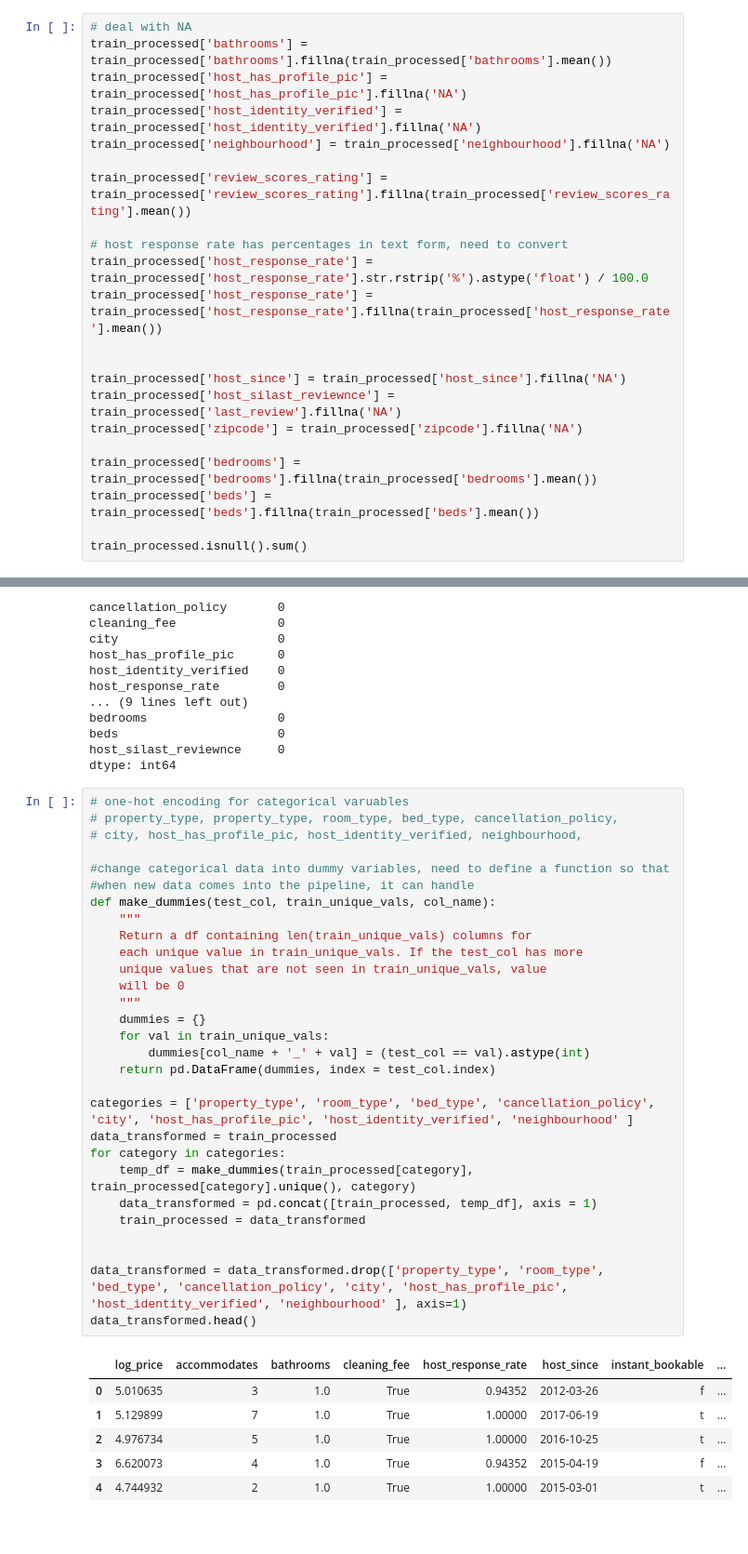
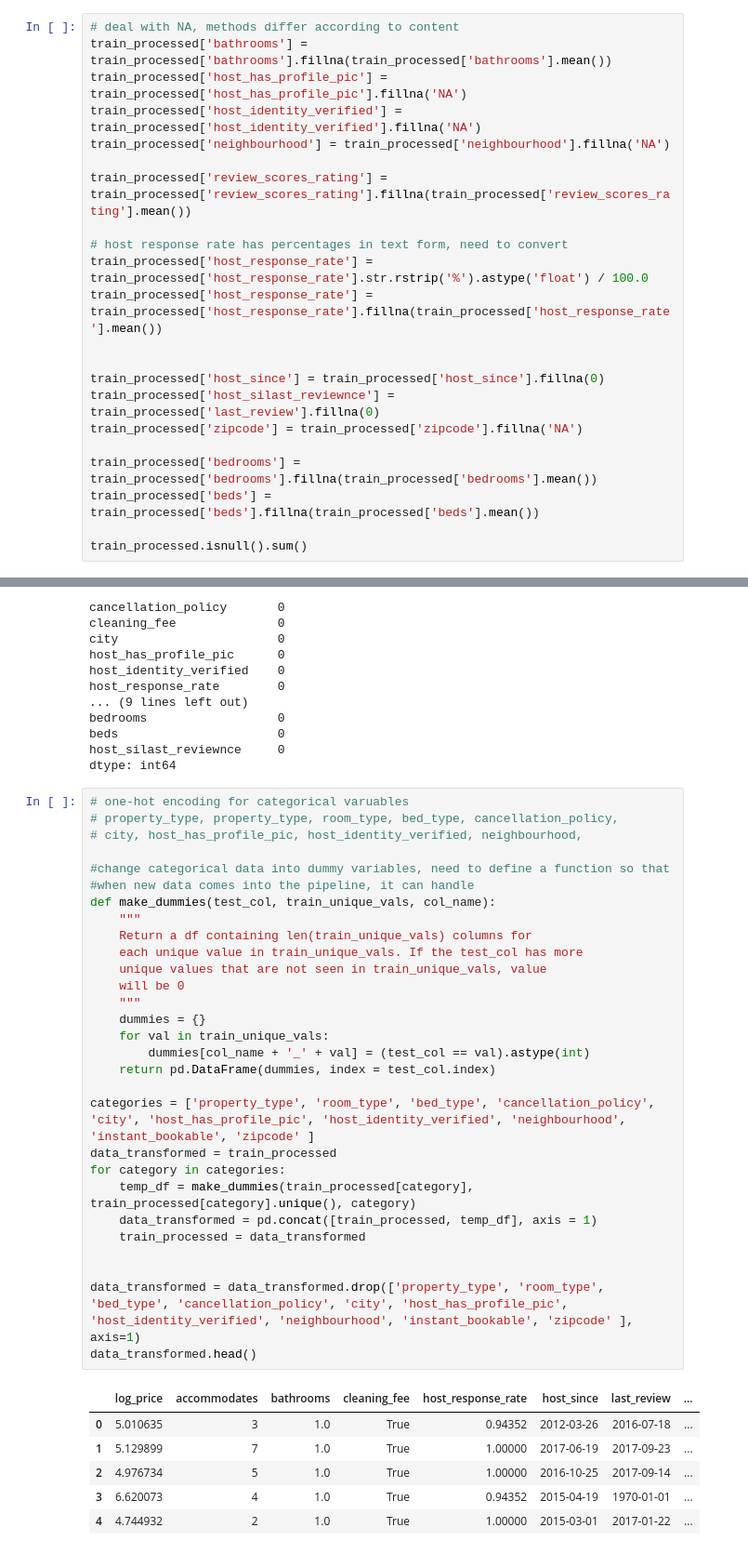
Before and after one commit to vivian5668/predictAirBnBPrice, a Jupyter notebook: EDA.ipynb, the cells around one changed output, grey strips where cells are left out. Shown at 93% size. Cells and saved outputs as stored; diff of their text form.

```diff
--- a/EDA.ipynb
+++ b/EDA.ipynb
@@ -165,7 +165,7 @@ train_processed['last_review'] = train_processed['last_review'].fillna(0)
 train_processed['host_since'] = pd.to_datetime(train_processed['host_since'])
 train_processed['last_review'] = pd.to_datetime(train_processed['last_review'])
 # %%
-# deal with NA
+# deal with NA, methods differ according to content
 train_processed['bathrooms'] = train_processed['bathrooms'].fillna(train_processed['bathrooms'].mean())
 train_processed['host_has_profile_pic'] = train_processed['host_has_profile_pic'].fillna('NA')
 train_processed['host_identity_verified'] = train_processed['host_identity_verified'].fillna('NA')
@@ -178,8 +178,8 @@ train_processed['host_response_rate'] = train_processed['host_response_rate'].st
 train_processed['host_response_rate'] = train_processed['host_response_rate'].fillna(train_processed['host_response_rate'].mean())
 
 
-train_processed['host_since'] = train_processed['host_since'].fillna('NA')
-train_processed['host_silast_reviewnce'] = train_processed['last_review'].fillna('NA')
+train_processed['host_since'] = train_processed['host_since'].fillna(0)
+train_processed['host_silast_reviewnce'] = train_processed['last_review'].fillna(0)
 train_processed['zipcode'] = train_processed['zipcode'].fillna('NA')
 
 train_processed['bedrooms'] = train_processed['bedrooms'].fillna(train_processed['bedrooms'].mean())
@@ -207,37 +207,37 @@ dtype: int64
 # %%
 # one-hot encoding for categorical varuables
 # property_type, property_type, room_type, bed_type, cancellation_policy,
 # city, host_has_profile_pic, host_identity_verified, neighbourhood,
 
 #change categorical data into dummy variables, need to define a function so that
 #when new data comes into the pipeline, it can handle
 def make_dummies(test_col, train_unique_vals, col_name):
     """
     Return a df containing len(train_unique_vals) columns for
     each unique value in train_unique_vals. If the test_col has more
     unique values that are not seen in train_unique_vals, value
     will be 0
     """
     dummies = {}
     for val in train_unique_vals:
         dummies[col_name + '_' + val] = (test_col == val).astype(int)
     return pd.DataFrame(dummies, index = test_col.index)
 
 categories = ['property_type', 'room_type', 'bed_type', 'cancellation_policy',
-'city', 'host_has_profile_pic', 'host_identity_verified', 'neighbourhood' ]
+'city', 'host_has_profile_pic', 'host_identity_verified', 'neighbourhood', 'instant_bookable', 'zipcode' ]
 data_transformed = train_processed
 for category in categories:
     temp_df = make_dummies(train_processed[category], train_processed[category].unique(), category)
     data_transformed = pd.concat([train_processed, temp_df], axis = 1)
     train_processed = data_transformed
 
 
-data_transformed = data_transformed.drop(['property_type', 'room_type', 'bed_type', 'cancellation_policy', 'city', 'host_has_profile_pic', 'host_identity_verified', 'neighbourhood' ], axis=1)
+data_transformed = data_transformed.drop(['property_type', 'room_type', 'bed_type', 'cancellation_policy', 'city', 'host_has_profile_pic', 'host_identity_verified', 'neighbourhood', 'instant_bookable', 'zipcode' ], axis=1)
 data_transformed.head()
 # %% [output]
-|  | log_price | accommodates | bathrooms | cleaning_fee | host_response_rate | host_since | instant_bookable | ... |
-| 0 | 5.010635 | 3 | 1.0 | True | 0.94352 | 2012-03-26 | f | ... |
-| 1 | 5.129899 | 7 | 1.0 | True | 1.00000 | 2017-06-19 | t | ... |
-| 2 | 4.976734 | 5 | 1.0 | True | 1.00000 | 2016-10-25 | t | ... |
-| 3 | 6.620073 | 4 | 1.0 | True | 0.94352 | 2015-04-19 | f | ... |
-| 4 | 4.744932 | 2 | 1.0 | True | 1.00000 | 2015-03-01 | t | ... |
+|  | log_price | accommodates | bathrooms | cleaning_fee | host_response_rate | host_since | last_review | ... |
+| 0 | 5.010635 | 3 | 1.0 | True | 0.94352 | 2012-03-26 | 2016-07-18 | ... |
+| 1 | 5.129899 | 7 | 1.0 | True | 1.00000 | 2017-06-19 | 2017-09-23 | ... |
+| 2 | 4.976734 | 5 | 1.0 | True | 1.00000 | 2016-10-25 | 2017-09-14 | ... |
+| 3 | 6.620073 | 4 | 1.0 | True | 0.94352 | 2015-04-19 | 1970-01-01 | ... |
+| 4 | 4.744932 | 2 | 1.0 | True | 1.00000 | 2015-03-01 | 2017-01-22 | ... |
```
Also changed, not shown: parts of 5 cells of this notebook.
